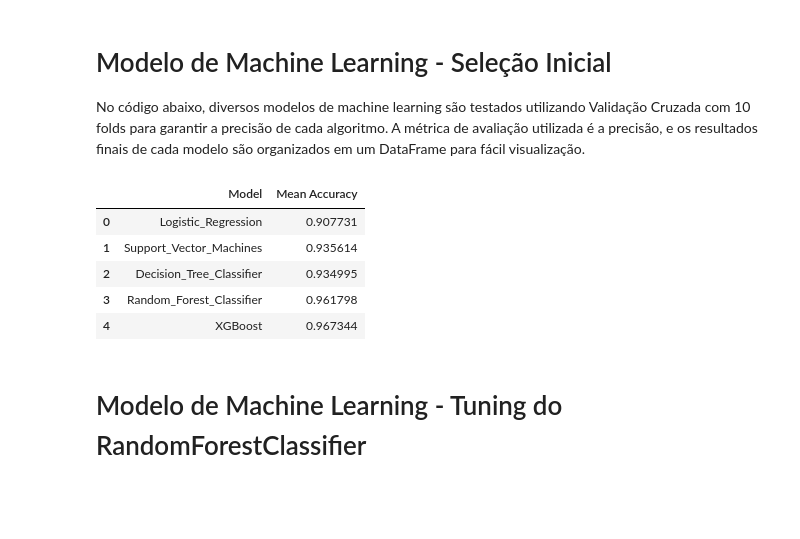
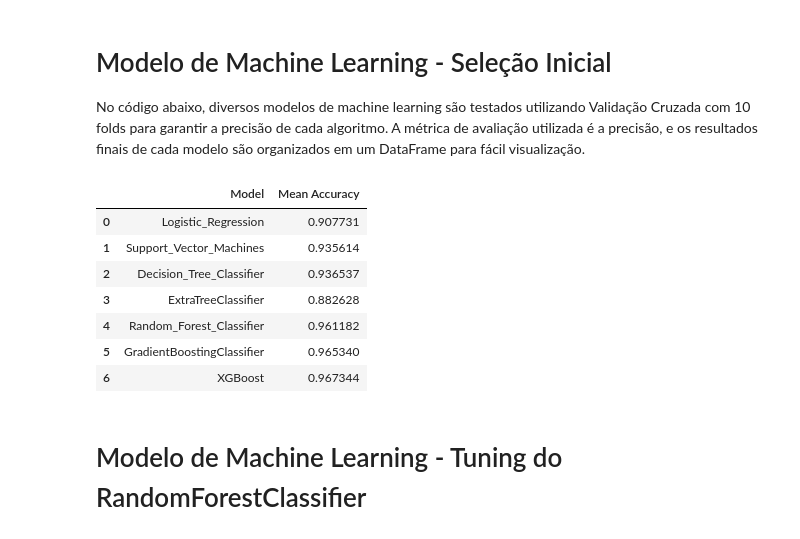
Before and after one commit to Ang3k/Exploracao-Preditiva-de-Dados-para-Churn-de-Clientes-Bancarios-com-Machine-Learning, a Jupyter notebook: Project_Prototype.ipynb, the cells around one changed output. Drawn from its saved outputs; the diff is of its cells as text; code cells hidden in the pictures; blank space fills up the shorter version.

```diff
--- a/Project_Prototype.ipynb
+++ b/Project_Prototype.ipynb
@@ -304,7 +306,9 @@ from sklearn.preprocessing import StandardScaler
 from sklearn.linear_model import LogisticRegression
 from sklearn.svm import SVC
 from sklearn.tree import DecisionTreeClassifier
+from sklearn.tree import ExtraTreeClassifier
 from sklearn.ensemble import RandomForestClassifier
+from sklearn.ensemble import GradientBoostingClassifier
 from xgboost import XGBClassifier
 
 # Definindo as variáveis e o resultado esperado
@@ -313,37 +317,41 @@ y = df["Attrition_Flag"]
 
 x_train, x_test, y_train, y_test = train_test_split(x, y, random_state = 101, test_size = 0.2)
 
 # Escalando os dados
 scaler = StandardScaler()
 x_train = scaler.fit_transform(x_train)
 x_test = scaler.transform(x_test)
 
 # Dicionário com os modelos que serão testados
 models = {
     "Logistic_Regression" : LogisticRegression(),
     "Support_Vector_Machines" : SVC(),
     "Decision_Tree_Classifier" : DecisionTreeClassifier(),
-    "Random_Forest_Classifier" : RandomForestClassifier(n_estimators = 300),
+    "ExtraTreeClassifier" : ExtraTreeClassifier(),
+    "Random_Forest_Classifier" : RandomForestClassifier(),
+    "GradientBoostingClassifier" : GradientBoostingClassifier(),
     "XGBoost" : XGBClassifier()
     }
 
 resultados = []
 
 # Perfomando 10-Fold Cross Validation para garantir os resultados certeiros da precisão de cada modelo
 for name, model in models.items():
     result = cross_val_score(model, x_train, y_train, scoring = "accuracy", cv = 10, n_jobs = -1)
     resultados.append({"Model": name, "Mean Accuracy": result.mean()})
 
 # Criar um DataFrame para visualizar os resultados iniciais
 results_df = pd.DataFrame(resultados)
 results_df
 # %% [output]
 |  | Model | Mean Accuracy |
 | 0 | Logistic_Regression | 0.907731 |
 | 1 | Support_Vector_Machines | 0.935614 |
-| 2 | Decision_Tree_Classifier | 0.934995 |
-| 3 | Random_Forest_Classifier | 0.961798 |
-| 4 | XGBoost | 0.967344 |
+| 2 | Decision_Tree_Classifier | 0.936537 |
+| 3 | ExtraTreeClassifier | 0.882628 |
+| 4 | Random_Forest_Classifier | 0.961182 |
+| 5 | GradientBoostingClassifier | 0.965340 |
+| 6 | XGBoost | 0.967344 |
 # %% [markdown]
 # Modelo de Machine Learning - Tuning do RandomForestClassifier
 # %%
```
Also changed, not shown: parts of 4 cells of this notebook.
